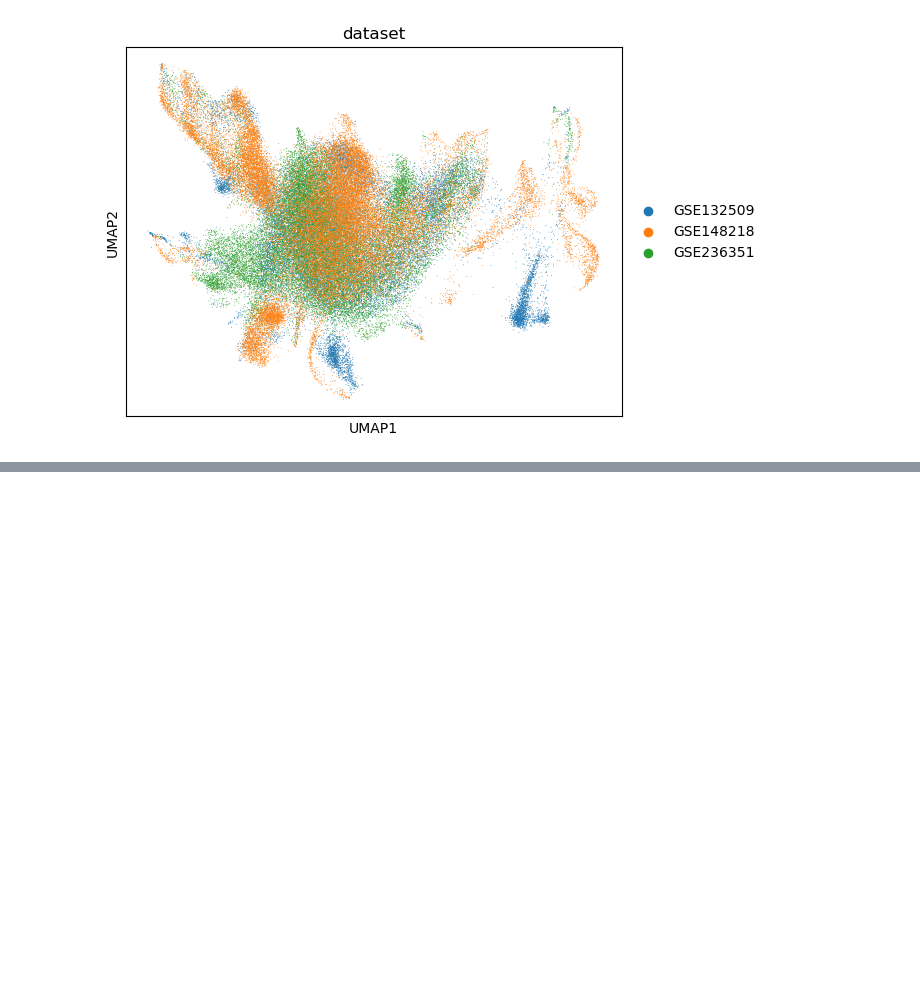
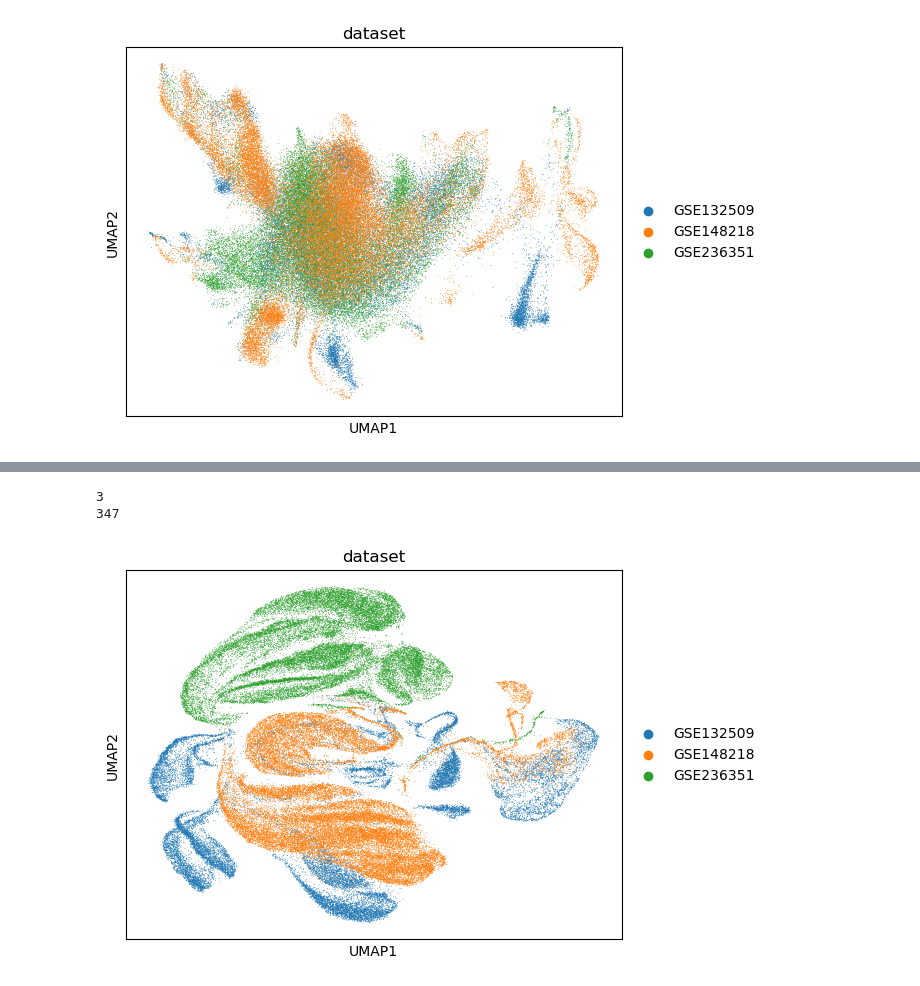
Before and after one commit to tuonglab/pan-paedcancer-scrnaseq, a Jupyter notebook: notebooks/integration.ipynb, the cells around one changed output, grey strips where cells are left out. Saved outputs shown, nothing was run; the diff lists cells and outputs as text; code cells hidden in the pictures; blank space fills up the shorter version.

Commit message:
Select 1000 highly variable genes among all AnnData objects

```diff
--- a/notebooks/integration.ipynb
+++ b/notebooks/integration.ipynb
@@ -211,0 +258,7 @@ sc.pl.umap(adata_unintegrated, color=['dataset'])
+# %%
+# Concatenate filtered AnnData objects into one to select highly variable genes
+adatas_filtered_all = sc.AnnData.concatenate(*adatas_filtered)
+
+target_genes = 1000
+sc.pp.highly_variable_genes(adatas_filtered_all, n_top_genes=target_genes, batch_key='dataset')
+adatas_filtered_all
@@ -211,0 +286,38 @@ sc.pl.umap(adata_unintegrated, color=['dataset'])
+# %%
+# As we don't have enough target genes, we need to consider the 'next best' HVGs
+n_batches = len(adatas_filtered_all.obs['dataset'].cat.categories)
+
+# These are the genes that are variable across all batches
+nbatch1_dispersions = adatas_filtered_all.var['dispersions_norm'][adatas_filtered_all.var.highly_variable_nbatches > n_batches - 1]
+nbatch1_dispersions.sort_values(ascending=False, inplace=True)
+print(len(nbatch1_dispersions))
+# %% [output]
+3
+347
+# %%
+# Fill up the genes now, using this method from the Theis lab
+enough = False
+hvg = nbatch1_dispersions.index[:]
+not_n_batches = 1
+
+# We'll go down one by one, until we're selecting HVGs from just a single batch.
+while not enough:
+
+    target_genes_diff = target_genes - len(hvg) # Get the number of genes we still need to fill up
+
+    tmp_dispersions = adatas_filtered_all.var['dispersions_norm'][adatas_filtered_all.var.highly_variable_nbatches == (n_batches - not_n_batches)]
+
+    # If we haven't hit the target gene numbers, add this to the list and we repeat this iteration
+    if len(tmp_dispersions) < target_genes_diff:
+
+        hvg = hvg.append(tmp_dispersions.index)
+        not_n_batches += 1
+
+    else:
+
+        tmp_dispersions.sort_values(ascending=False, inplace=True)
+        hvg = hvg.append(tmp_dispersions.index[:target_genes_diff])
+        enough = True
+# %%
+# Subset the meta AnnData object on the highly variable genes
+adatas_filtered_hvg_all = adatas_filtered_all[:, hvg]
@@ -211,0 +329,4 @@ sc.pl.umap(adata_unintegrated, color=['dataset'])
+# %%
+sc.pl.umap(adatas_filtered_hvg_all, color=['dataset'])
+# %% [output]
+[figure, added]
```
Also changed, not shown: parts of 12 cells of this notebook.
